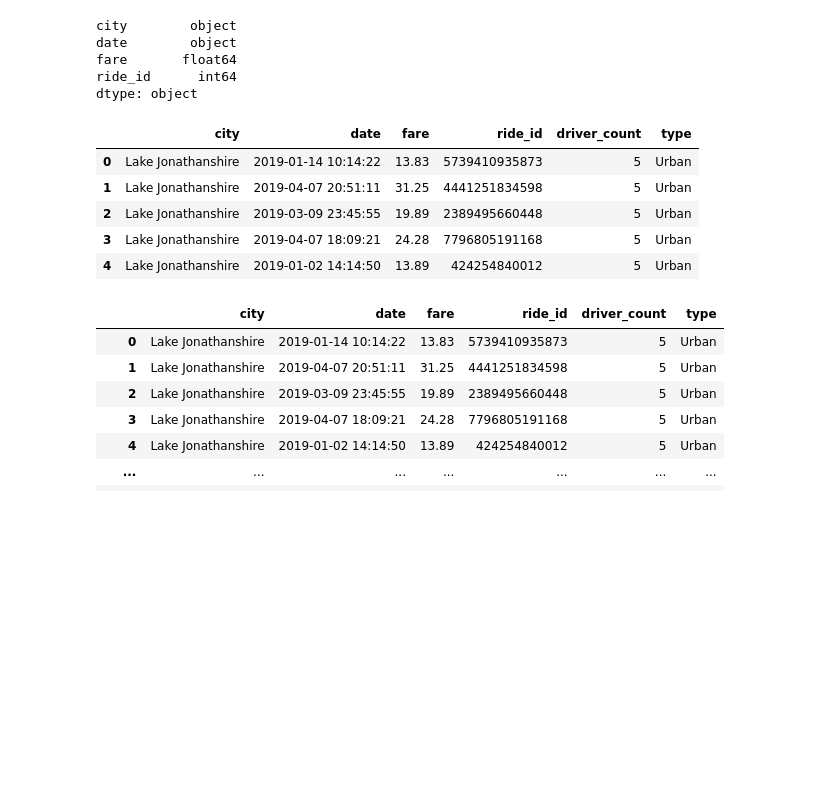
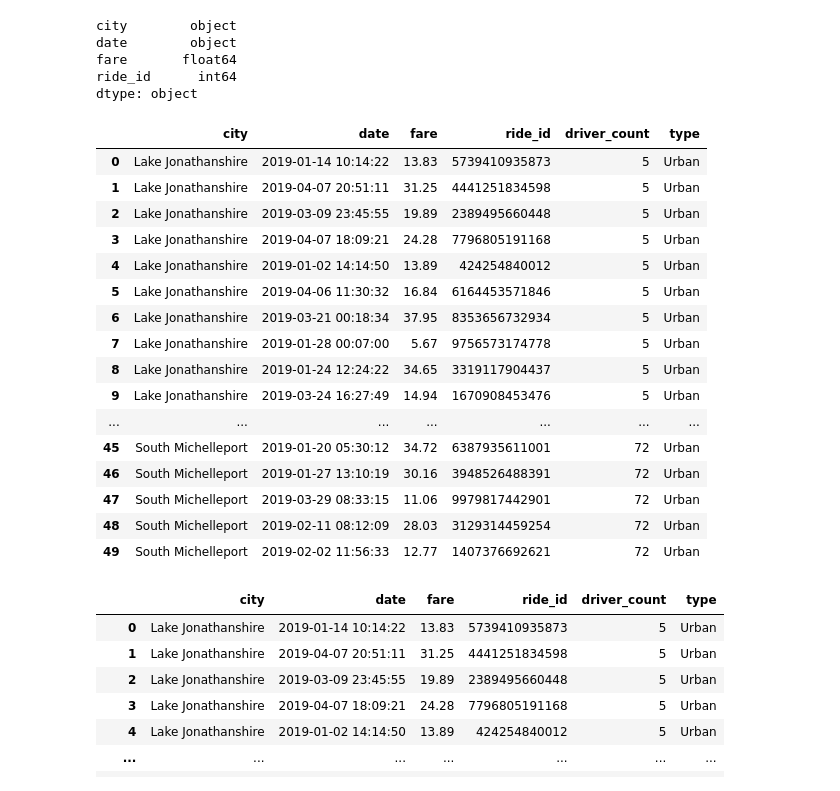
Before and after one commit to Luegreen/PyBer_Analysis, a Jupyter notebook: PyBer.ipynb, the cells around one changed output. Drawn from its saved outputs; the diff is of its cells as text; code cells hidden in the pictures; blank space fills up the shorter version.

```diff
--- a/PyBer.ipynb
+++ b/PyBer.ipynb
@@ -130,14 +130,25 @@ ride_id      int64
 dtype: object
 # %%
 pyber_data_df = pd.merge(ride_data_df,city_data_df, on=["city", "city"], how="outer")
-pyber_data_df.head()
+pyber_data_df.head(50)
 # %% [output]
 |  | city | date | fare | ride_id | driver_count | type |
 | 0 | Lake Jonathanshire | 2019-01-14 10:14:22 | 13.83 | 5739410935873 | 5 | Urban |
 | 1 | Lake Jonathanshire | 2019-04-07 20:51:11 | 31.25 | 4441251834598 | 5 | Urban |
 | 2 | Lake Jonathanshire | 2019-03-09 23:45:55 | 19.89 | 2389495660448 | 5 | Urban |
 | 3 | Lake Jonathanshire | 2019-04-07 18:09:21 | 24.28 | 7796805191168 | 5 | Urban |
 | 4 | Lake Jonathanshire | 2019-01-02 14:14:50 | 13.89 | 424254840012 | 5 | Urban |
+| 5 | Lake Jonathanshire | 2019-04-06 11:30:32 | 16.84 | 6164453571846 | 5 | Urban |
+| 6 | Lake Jonathanshire | 2019-03-21 00:18:34 | 37.95 | 8353656732934 | 5 | Urban |
+| 7 | Lake Jonathanshire | 2019-01-28 00:07:00 | 5.67 | 9756573174778 | 5 | Urban |
+| 8 | Lake Jonathanshire | 2019-01-24 12:24:22 | 34.65 | 3319117904437 | 5 | Urban |
+| 9 | Lake Jonathanshire | 2019-03-24 16:27:49 | 14.94 | 1670908453476 | 5 | Urban |
+| ... | ... | ... | ... | ... | ... | ... |
+| 45 | South Michelleport | 2019-01-20 05:30:12 | 34.72 | 6387935611001 | 72 | Urban |
+| 46 | South Michelleport | 2019-01-27 13:10:19 | 30.16 | 3948526488391 | 72 | Urban |
+| 47 | South Michelleport | 2019-03-29 08:33:15 | 11.06 | 9979817442901 | 72 | Urban |
+| 48 | South Michelleport | 2019-02-11 08:12:09 | 28.03 | 3129314459254 | 72 | Urban |
+| 49 | South Michelleport | 2019-02-02 11:56:33 | 12.77 | 1407376692621 | 72 | Urban |
 # %%
 urban_cities_df = pyber_data_df[pyber_data_df["type"] == "Urban"]
 urban_cities_df
```
Also changed, not shown: parts of 2 cells of this notebook, 1 other file.
